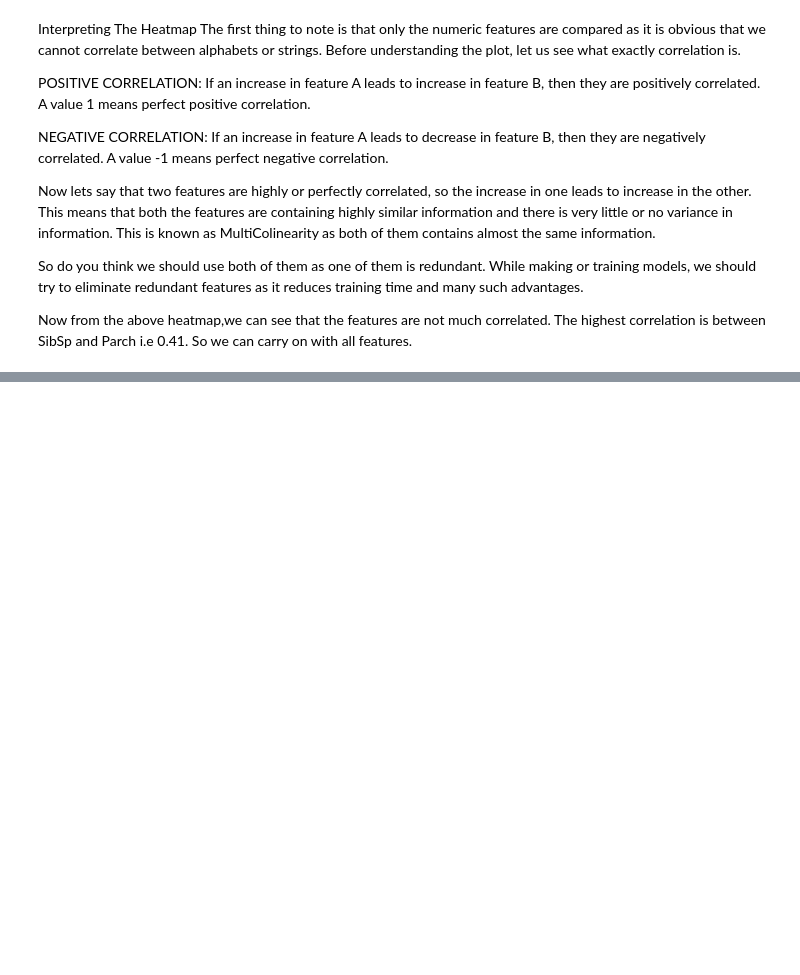
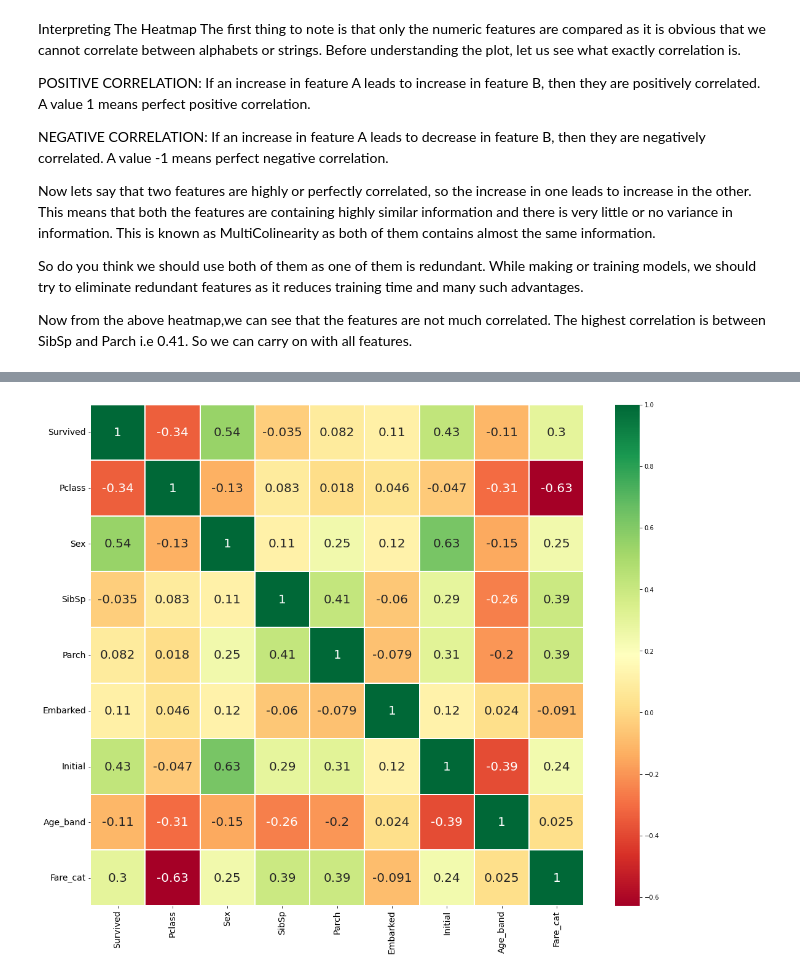
Before and after one commit to martinjohnm/eda_examples, a Jupyter notebook: dietanic/eda_dietanic.ipynb, the cells around one changed output, grey strips where cells are left out. Cells and saved outputs as stored; diff of their text form; code cells hidden in the pictures; blank space fills up the shorter version.

```diff
--- a/dietanic/eda_dietanic.ipynb
+++ b/dietanic/eda_dietanic.ipynb
@@ -506,0 +610,14 @@ Now from the above heatmap,we can see that the features are not much correlated.
+# %%
+data['Sex'].replace(['male','female'],[0,1],inplace=True)
+data['Embarked'].replace(['S','C','Q'],[0,1,2],inplace=True)
+data['Initial'].replace(['Mr','Mrs','Miss','Master','Other'],[0,1,2,3,4],inplace=True)
+# %%
+data.drop(['Name','Age','Ticket','Fare','Cabin','Fare_Range','PassengerId'],axis=1,inplace=True)
+sns.heatmap(data.corr(),annot=True,cmap='RdYlGn',linewidths=0.2,annot_kws={'size':20})
+fig=plt.gcf()
+fig.set_size_inches(18,15)
+plt.xticks(fontsize=14)
+plt.yticks(fontsize=14)
+plt.show()
+# %% [output]
+[figure, added]
```
Also changed, not shown: parts of 14 cells of this notebook.
